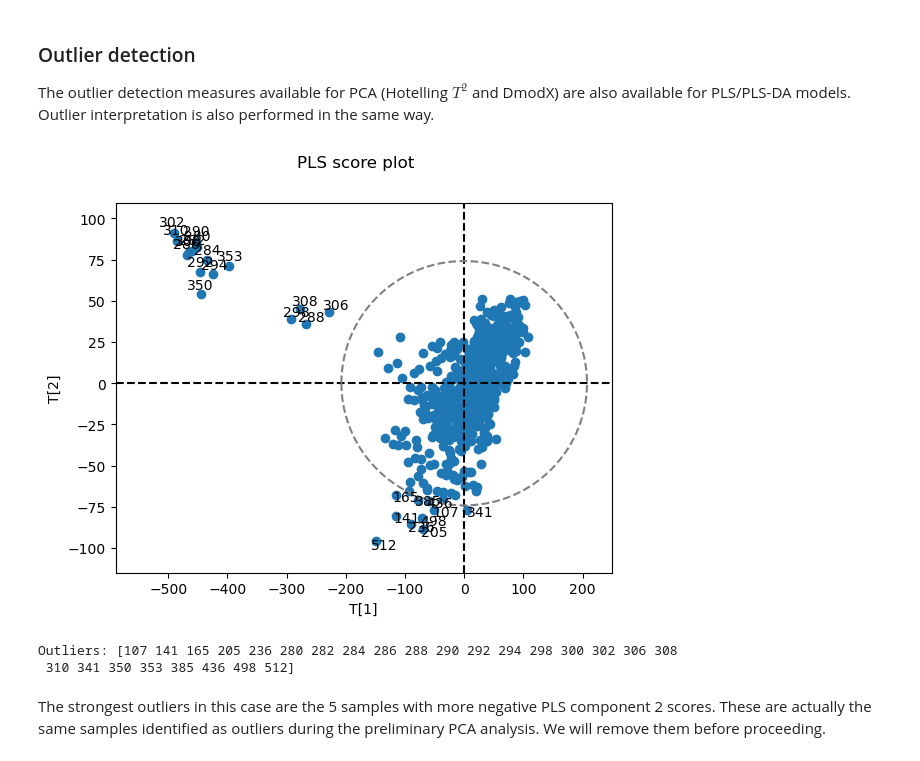
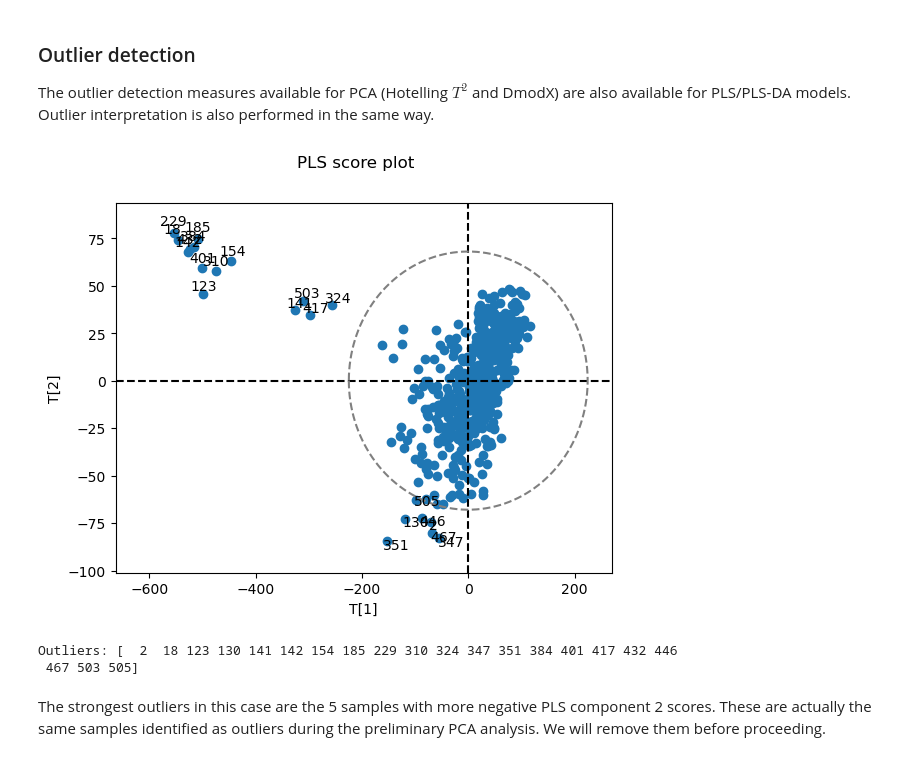
Before and after one commit to IPTC-DataAnalysisCourse/chemometrics-tutorials, a Jupyter notebook: Multivariate Analysis - Supervised Analysis with PLS-DA.ipynb, the cells around one changed output. Drawn from its saved outputs; the diff is of its cells as text; code cells hidden in the pictures.

```diff
--- a/Multivariate Analysis - Supervised Analysis with PLS-DA.ipynb
+++ b/Multivariate Analysis - Supervised Analysis with PLS-DA.ipynb
@@ -62,13 +65,14 @@ Y - represents the sex of the indivitudals (0: Female, 1: Male) used as the resp
 # %%
 # Load the dataset
-dementia_rpos_dataset = pd.read_csv("./Data/Dementia U RPOS_combinedData.csv",delimiter=',')
+dementia_rpos_dataset = pd.read_csv("./data/Dementia U RPOS_combinedData.csv",delimiter=',')
 
-# Delete samples where outcome variable is unknown
+# Delete samples where outcome variable is unknown (In this example QC samples)
 dementia_rpos_dataset = dementia_rpos_dataset[~dementia_rpos_dataset['Gender'].isnull()]
 
-rpos_x_matrix = dementia_rpos_dataset.iloc[:, 13::].values
+x_data = dementia_rpos_dataset.iloc[:, 13::].values
 
 variable_names = dementia_rpos_dataset.columns[13::]
+
 # Use pandas Categorical type
 gender_y = pd.Categorical(dementia_rpos_dataset['Gender']).codes
 
@@ -78 +94,4 @@ mz_values = np.array([x.split('_')[1][0:-3] for x in variable_names], dtype='flo
+# %%
+# Split data into train test
+X_train, X_test, y_train, y_test = train_test_split(x_data, gender_y, test_size=0.10, random_state=42)
 # %% [markdown]
@@ -134,7 +156,10 @@ For this example we will use Unit-Variance scaling (UV scaling), and start by fi
 # %%
+# Log scale the data
+x_train_log = np.log1p(X_train)
+x_test_log = np.log1p(X_test)
 # Create and fit PLS-DA model
 pls_da = ChemometricsPLSDA(n_components=2, x_scaler=scaling_object_mc)
-pls_da.fit(rpos_x_matrix, gender_y)
+pls_da.fit(x_train_log, y_train)
 # %% [markdown]
 PLS models perform dimensionality reduction in a manner similar to PCA. The main difference (besides the criteria in which the components are found) is that as well as the projections for the X matrix ($T$ scores) we also have projections for the Y matrix ($U$ scores).
 
@@ -224,12 +289,12 @@ rep_cv = pls_da.repeated_cv(rpos_x_matrix, gender_y, repeats=5, total_comps=10)
 The outlier detection measures available for PCA (Hotelling $T^{2}$ and DmodX) are also available for PLS/PLS-DA models. Outlier interpretation is also performed in the same way.
 # %%
 pls_da.plot_scores(label_outliers=True)
-pca_outliers = pls_da.outlier(rpos_x_matrix)
+pca_outliers = pls_da.outlier(x_train_log)
 print('Outliers: {0}'.format(pca_outliers))
 # %% [output]
-[figure, old version]
+[figure, new version]
-Outliers: [107 141 165 205 236 280 282 284 286 288 290 292 294 298 300 302 306 308
- 310 341 350 353 385 436 498 512]
+Outliers: [  2  18 123 130 141 142 154 185 229 310 324 347 351 384 401 417 432 446
+ 467 503 505]
 # %% [markdown]
 The strongest outliers in this case are the 5 samples with more negative PLS component 2 scores. These are actually the same samples identified as outliers during the preliminary PCA analysis. We will remove them before proceeding.
 # %%
```
Also changed, not shown: parts of 50 cells of this notebook.
